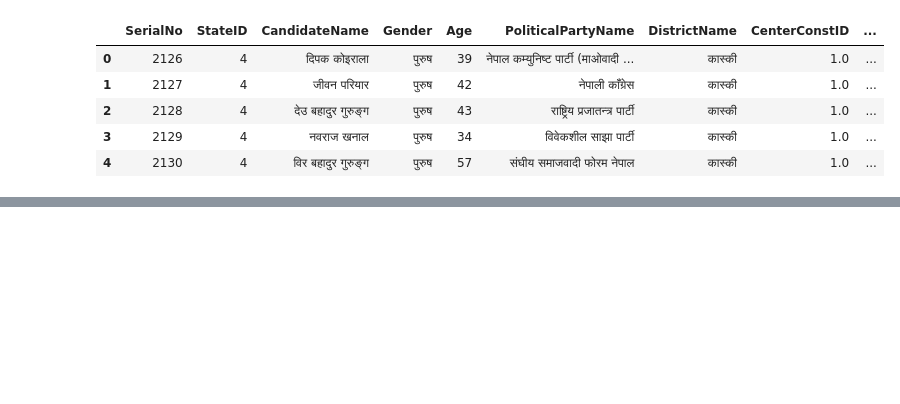
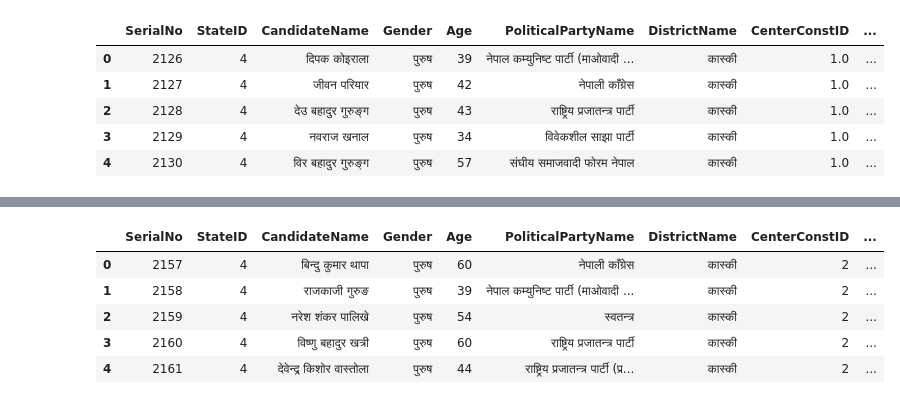
Before and after one commit to rasmibhattarai72/Datathon_ices, a Jupyter notebook: Datathon/Untitled1.ipynb, the cells around one changed output, grey strips where cells are left out. Drawn from its saved outputs; the diff is of its cells as text; code cells hidden in the pictures; blank space fills up the shorter version.

```diff
--- a/Datathon/Untitled1.ipynb
+++ b/Datathon/Untitled1.ipynb
@@ -15,0 +123,10 @@ state_kaski.head()
+# %%
+kaski_2_B = pd.read_csv("Datathon Final dataset/state election 2074/गण्डकी प्रदेश/कास्की/२/B.csv")
+kaski_2_B.head()
+# %% [output]
+|  | SerialNo | StateID | CandidateName | Gender | Age | PoliticalPartyName | DistrictName | CenterConstID | ... |
+| 0 | 2157 | 4 | बिन्दु कुमार थापा | पुरुष | 60 | नेपाली काँग्रेस | कास्की | 2 | ... |
+| 1 | 2158 | 4 | राजकाजी गुरुङ | पुरुष | 39 | नेपाल कम्युनिष्ट पार्टी (माओवादी ... | कास्की | 2 | ... |
+| 2 | 2159 | 4 | नरेश शंकर पालिखे | पुरुष | 54 | स्वतन्त्र | कास्की | 2 | ... |
+| 3 | 2160 | 4 | विष्णु बहादुर खत्री | पुरुष | 60 | राष्ट्रिय प्रजातन्त्र पार्टी | कास्की | 2 | ... |
+| 4 | 2161 | 4 | देवेन्द्र किशोर वास्तोला | पुरुष | 44 | राष्ट्रिय प्रजातन्त्र पार्टी (प्र... | कास्की | 2 | ... |
```
Also changed, not shown: parts of 39 cells of this notebook, 3 other files.
